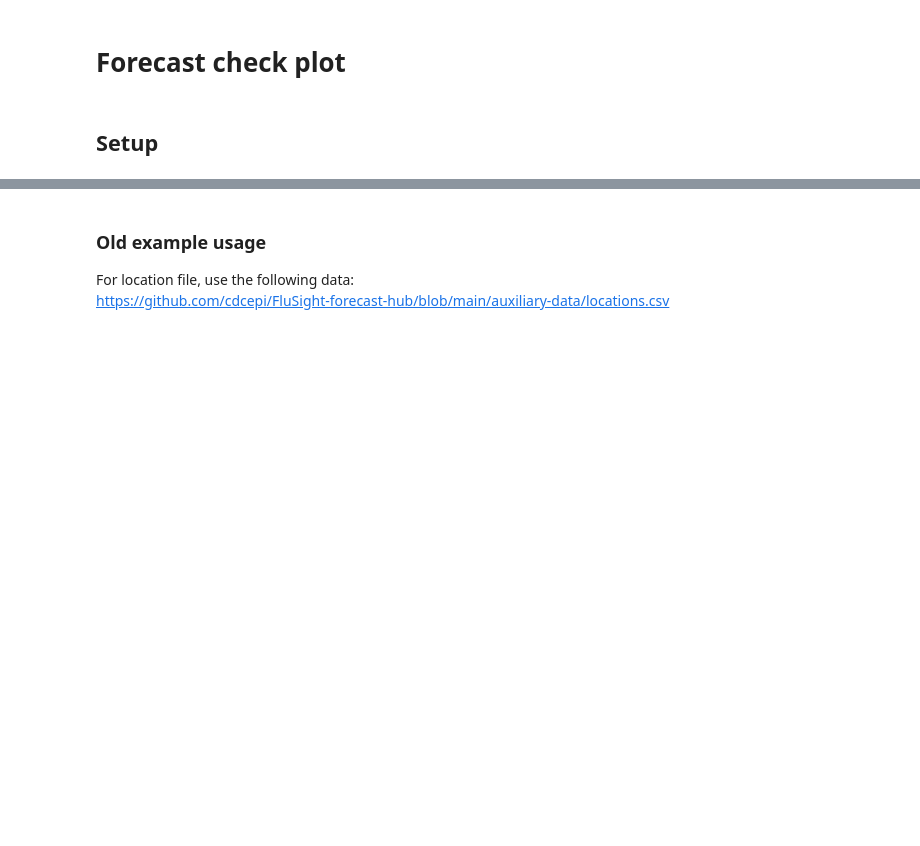
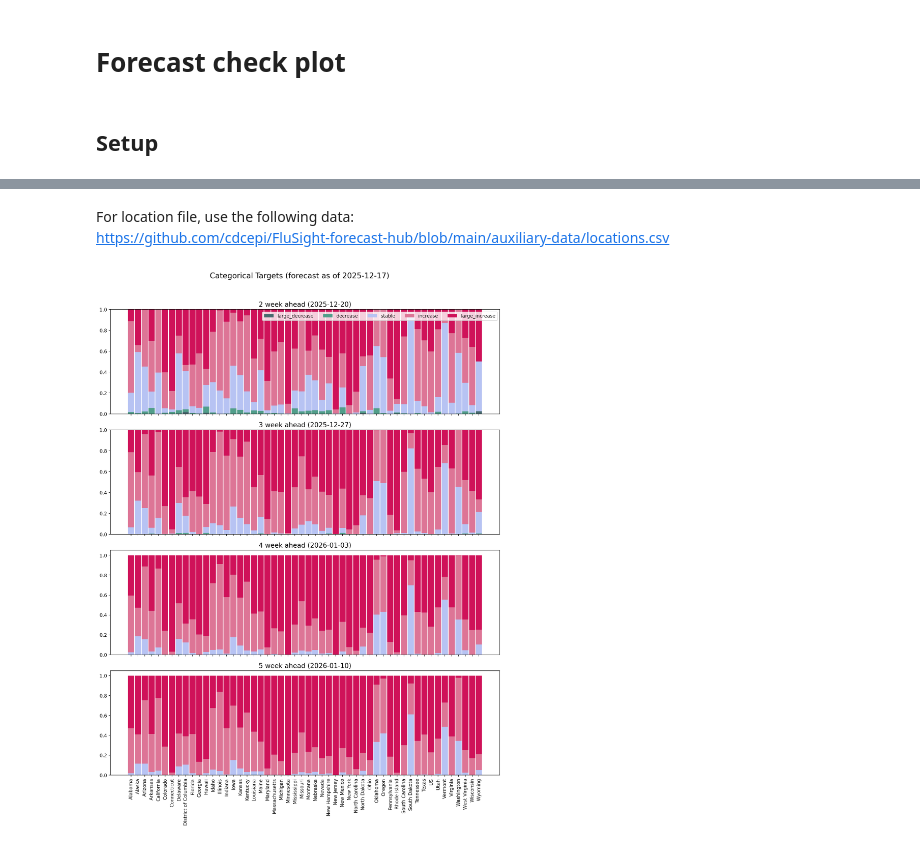
Before and after one commit to mobs-lab/epymodelingsuite, a Jupyter notebook: tutorials/Tutorial_Forcast_Check_Plot.ipynb, the cells around one changed output, grey strips where cells are left out. Saved outputs shown, nothing was run; the diff lists cells and outputs as text; code cells hidden in the pictures; blank space fills up the shorter version.

Commit message:
plotting notebooks

```diff
--- a/tutorials/Tutorial_Forcast_Check_Plot.ipynb
+++ b/tutorials/Tutorial_Forcast_Check_Plot.ipynb
@@ -24,3 +15,0 @@ This creates a single figure with all 4 horizons stacked vertically, sharing the
-# %%
-# Load forecast file
-forecast_file_path = "~/Developer/epymodelingsuite__categorical-plot/2026-01-10-MOBS-EpyStrain_Flu.csv"
@@ -59,17 +15,0 @@ category_labels = {
-# %%
-# Create the multi-horizon plot
-fig, axes = plot_categorical_stacked_bars_multihorizon(
-    df_categorical=df_rate_trends,
-    categories=["large_decrease", "decrease", "stable", "increase", "large_increase"],
-    colors=["#476a6f", "#519e8a", "#b7c3f3", "#dd7596", "#cf1259"],
-    horizons=[0, 1, 2, 3],
-    figsize=None,  # Defaults to (10, 3 * n_horizons)
-    reference_date=date(2025, 11, 26),  # Optional, for panel titles
-    category_labels=category_labels,  # Optional, for prettier legend labels
-)
-
-fig
-plt.show()
-
-# Save if desired
-# fig.savefig(f"~/Downloads/{epiweek}_categorical_multihorizon.pdf", bbox_inches="tight")
@@ -336,23 +249,21 @@ def create_check_categorical_targets_plots(
 # %% [markdown]
-### Old example usage
-
 For location file, use the following data:
 https://github.com/cdcepi/FluSight-forecast-hub/blob/main/auxiliary-data/locations.csv
 # %%
 # Load files
-forecast_file_path = "/home/minami/Developer/epymodelingsuite__categorical-plot/2026-01-10-MOBS-EpyStrain_Flu.csv"
-surveillance_file_path = "~/Downloads/flu_hosp_25_202548.csv"
+forecast_file_path = "~/Downloads/pipeline_flu_202551_top-fraction_wrmse_202544-202550_augmented_20251217-190652-57464a7e_outputs_20251217-195558_output_hub_formatted.csv.gz"
+surveillance_file_path = "/Users/nima/Desktop/PhD/Summer 2025/epymodelingsuite/scripts/flu_hosp_25_202551_prelim.csv"
 locations_file_path = "~/Downloads/locations.csv"
 
 # Variables
-forecast_date = "2025-11-26"
+forecast_date = "2025-12-17"
 plot_start_date = "2025-09-01"
-epiweek = "202548"
+epiweek = "202551"
 
 # Output paths
 # Set to None not to export files
 forecast_check_figure_path = None #f"~/Downloads/{epiweek}_flu_hosp_forecast_check.pdf"
-categorical_targets_figure_path = None #f"~/Downloads/{epiweek}_flu_hosp_categorical_target_%iWahead.pdf"
+# categorical_targets_figure_path = f"/Users/nima/Downloads/{epiweek}_flu_hosp_smc_rmse_categorical_target_%iWahead.pdf"
 # %%
 fig_forecast, ax_forecast = create_check_forecast_plots(
     forecast_file_path,
@@ -368,10 +385,13 @@ fig_forecast
 # %%
+categorical_targets_figure_path = f"/Users/nima/Downloads/{epiweek}_flu_hosp_smc_wrmse_augmented_categorical_targets.pdf"
 figs_categorical, axs_categorical = create_check_categorical_targets_plots(
     forecast_file_path=forecast_file_path,
     locations_file_path=locations_file_path,
     forecast_date=forecast_date,
     output_figure_path=categorical_targets_figure_path
-)
+    )
+# %% [output]
+[figure, added]
 # %%
 for fig_categorical in figs_categorical:
     display(fig_categorical)
```
Also changed, not shown: parts of 12 cells of this notebook, 1 other file.
